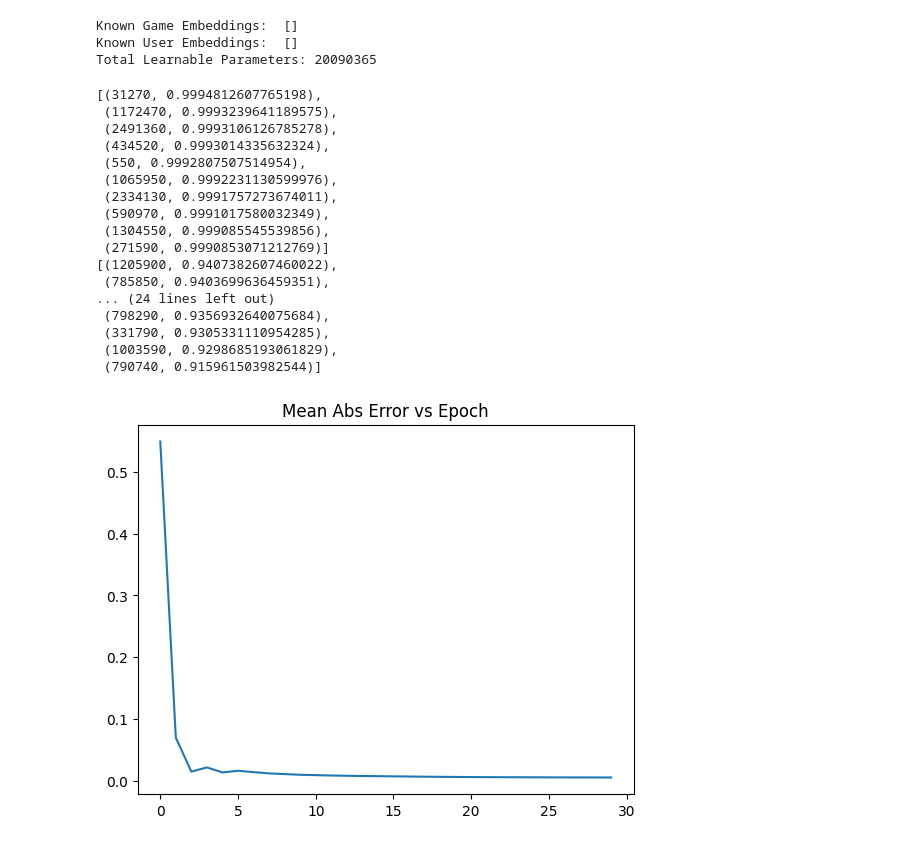
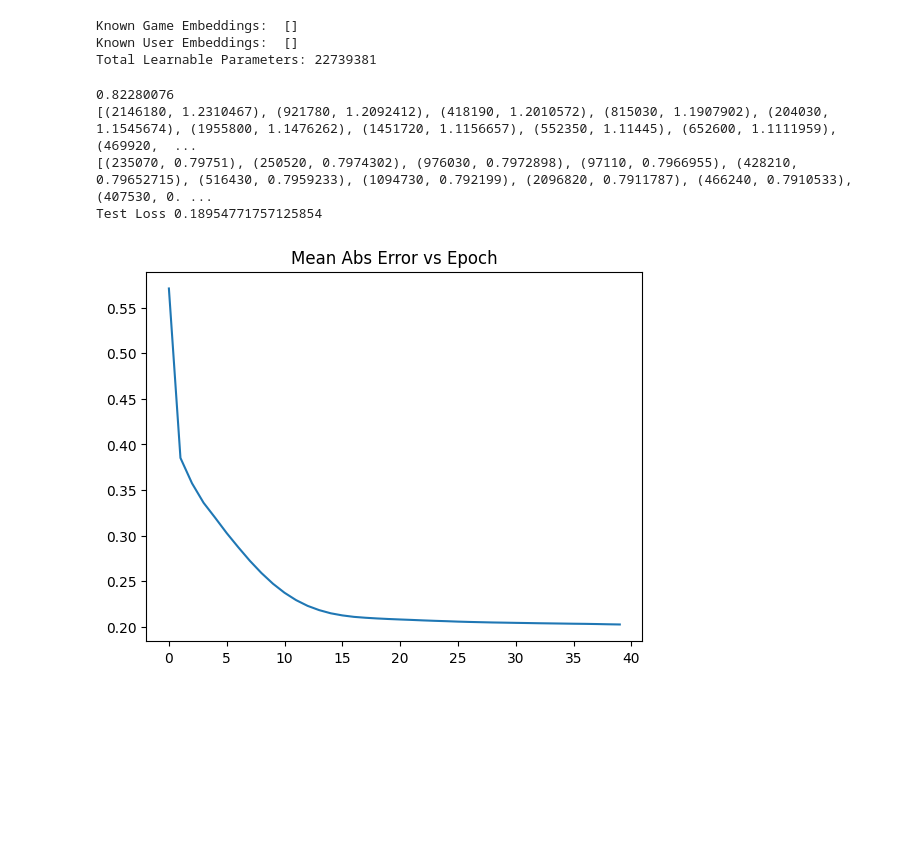
Before and after one commit to GitHubNoskcaj211/ml-projects-project, a Jupyter notebook: models/test_ncf.ipynb, the cells around one changed output. Saved outputs shown, nothing was run; the diff lists cells and outputs as text; code cells hidden in the pictures; blank space fills up the shorter version.

Commit message:
Add NCF training and fine tuning to new format.

```diff
--- a/models/test_ncf.ipynb
+++ b/models/test_ncf.ipynb
@@ -14,0 +10,4 @@ train_network, test_network = data_loader.load_random_train_test_network(network
+# %%
+data_loader = DataLoader(cache_local_dataset=True, users_games_edge_scoring_function = playtime_forever_users_games_edge_scoring_function, score_normalizers = [GaussianNormalizer(1.0, 1.0)], user_game_edge_embeddings = ['playtime_forever', 'playtime_2weeks'], game_embeddings=['name'])
+data_loader.load_random_train_test_split(train_percentage=0.9, test_percentage=0.1, seed=0)
+data_loader.save_data_loader_parameters('test_ncf_data_loader', overwrite=True)
@@ -15,32 +85,19 @@ train_network, test_network = data_loader.load_random_train_test_network(network
 # %%
 # ncf test
-model = NCFModel(num_epochs = 30, embedding_size = 500, batch_percent = 0.1, learning_rate = 1e-3, mlp_hidden_layer_sizes = [512, 256, 128], seed=0, model_type='ncf')
-model.set_data_loader(data_loader)
-model.train(train_network, debug=True)
-# model.save('test_ncf_ncf', overwrite=True)
-pprint(model.score_and_predict_n_games_for_user(76561199583716145)[:10])
-pprint(model.score_and_predict_n_games_for_user(76561199583716145)[-10:])
-pprint(model.score_and_predict_n_games_for_user(76561199600587957)[:10])
-pprint(model.score_and_predict_n_games_for_user(76561199600587957)[-10:])
+ncf_model = NCFModel(num_epochs = 40, embedding_size = 100, batch_percent = 0.1, learning_rate = 1e-3, weight_decay=1e-3, mlp_hidden_layer_sizes = [128, 128, 128], seed=0, model_type='ncf', fine_tune_num_epochs=1, fine_tune_learning_rate=1e-1, fine_tune_weight_decay=1e-5)
+ncf_model.set_data_loader(data_loader)
+ncf_model.train(debug=True)
+ncf_model.save('test_ncf_model', overwrite=True)
+print(ncf_model.get_score_between_user_and_game(76561198880605436, 967050))
+print(ncf_model.score_and_predict_n_games_for_user(76561198880605436)[:10])
+print(ncf_model.score_and_predict_n_games_for_user(76561198880605436)[-10:])
+print('Test Loss', ncf_model.test_loss())
 # %% [output]
 Known Game Embeddings:  []
 Known User Embeddings:  []
-Total Learnable Parameters: 20090365
+Total Learnable Parameters: 22739381
-[(31270, 0.9994812607765198),
- (1172470, 0.9993239641189575),
- (2491360, 0.9993106126785278),
- (434520, 0.9993014335632324),
- (550, 0.9992807507514954),
- (1065950, 0.9992231130599976),
- (2334130, 0.9991757273674011),
- (590970, 0.9991017580032349),
- (1304550, 0.999085545539856),
- (271590, 0.9990853071212769)]
-[(1205900, 0.9407382607460022),
- (785850, 0.9403699636459351),
-... (24 lines left out)
- (798290, 0.9356932640075684),
- (331790, 0.9305331110954285),
- (1003590, 0.9298685193061829),
- (790740, 0.915961503982544)]
+0.82280076
+[(2146180, 1.2310467), (921780, 1.2092412), (418190, 1.2010572), (815030, 1.1907902), (204030, 1.1545674), (1955800, 1.1476262), (1451720, 1.1156657), (552350, 1.11445), (652600, 1.1111959), (469920,  ...
+[(235070, 0.79751), (250520, 0.7974302), (976030, 0.7972898), (97110, 0.7966955), (428210, 0.79652715), (516430, 0.7959233), (1094730, 0.792199), (2096820, 0.7911787), (466240, 0.7910533), (407530, 0. ...
+Test Loss 0.18954771757125854
-[figure, old version]
+[figure, new version]
```
Also changed, not shown: parts of 9 cells of this notebook, 13 other files.
